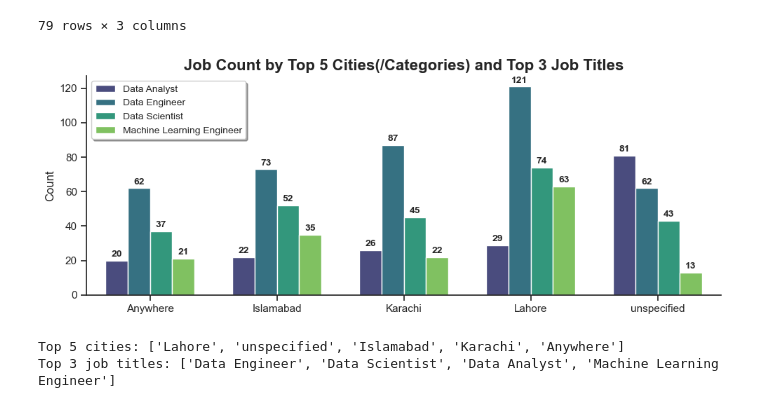
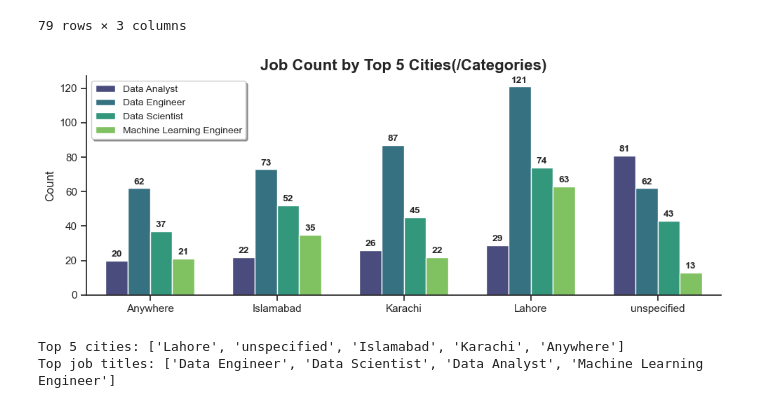
Before and after one commit to johnramal/data_jobs_pak, a Jupyter notebook: 7_detailed_analysis_pak.ipynb, the cells around one changed output. Cells and saved outputs as stored; diff of their text form; code cells hidden in the pictures.

```diff
--- a/7_detailed_analysis_pak.ipynb
+++ b/7_detailed_analysis_pak.ipynb
@@ -285,35 +292,40 @@ top_5_cities = df_counts.groupby('city')['count'].sum().nlargest(5).index.tolist
 top_3_jobs = df_counts.groupby('job_title_short')['count'].sum().nlargest(4).index.tolist()
 
 # Filter the dataframe to include only top 5 cities and top 3 job titles
 df_filtered = df_counts[df_counts['city'].isin(top_5_cities) & df_counts['job_title_short'].isin(top_3_jobs)]
 
 # Set a color palette
 color_palette = sns.color_palette("viridis", n_colors=len(top_3_jobs))
 
 # Grouped Bar Chart
 plt.figure(figsize=(10, 4))
 ax = sns.barplot(x='city', y='count', hue='job_title_short', data=df_filtered, palette=color_palette, width=0.7)
 
 # Add count at the top of each bar with bigger and bold font
 for container in ax.containers:
     ax.bar_label(container, label_type='edge', fontsize=10, fontweight='bold', padding=2)
 
-ax.set_title('Job Count by Top 5 Cities(/Categories) and Top 3 Job Titles', fontsize=16, fontweight='bold')
+ax.set_title('Job Count by Top 5 Cities(/Categories)', fontsize=16, fontweight='bold')
 ax.set_xlabel('')
 ax.set_ylabel('Count', fontsize=12)
 ax.legend(title='Job Title', title_fontsize='12', fontsize='10')
 
 # Remove top spine
 sns.despine()
 plt.legend(loc="upper left",shadow=True,fontsize="smaller")
 # Adjust layout and display
 plt.tight_layout()
 plt.show()
 
+# Save the plot to a file in the new folder
+file_path = os.path.join('insights_graphs', 'job_count_by_city_and_title_pak.png')
+fig.savefig(file_path, dpi=150, bbox_inches='tight')
+
+
 # Print the selected top cities and job titles
 print("Top 5 cities:", top_5_cities)
-print("Top 3 job titles:", top_3_jobs)
+print("Top job titles:", top_3_jobs)
 # %% [output]
-[figure, old version]
+[figure, new version]
 Top 5 cities: ['Lahore', 'unspecified', 'Islamabad', 'Karachi', 'Anywhere']
-Top 3 job titles: ['Data Engineer', 'Data Scientist', 'Data Analyst', 'Machine Learning Engineer']
+Top job titles: ['Data Engineer', 'Data Scientist', 'Data Analyst', 'Machine Learning Engineer']
```
Also changed, not shown: parts of 3 cells of this notebook, 6 other files.
